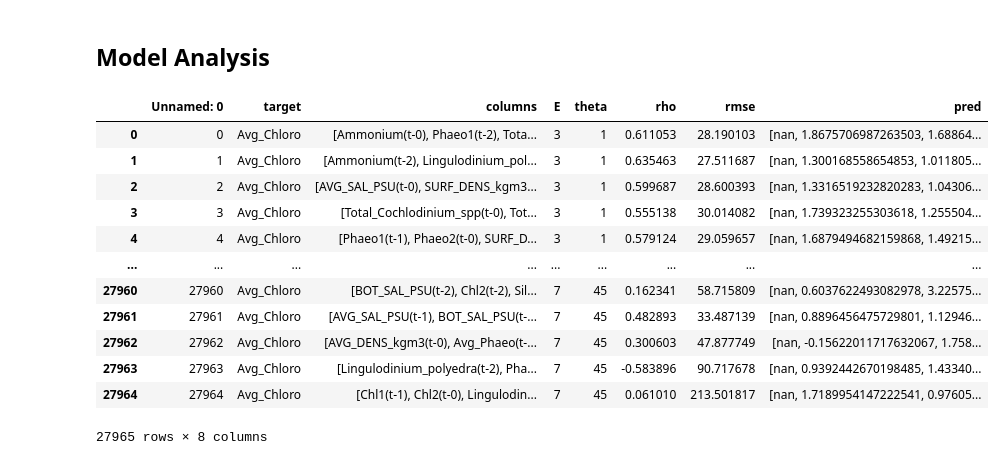
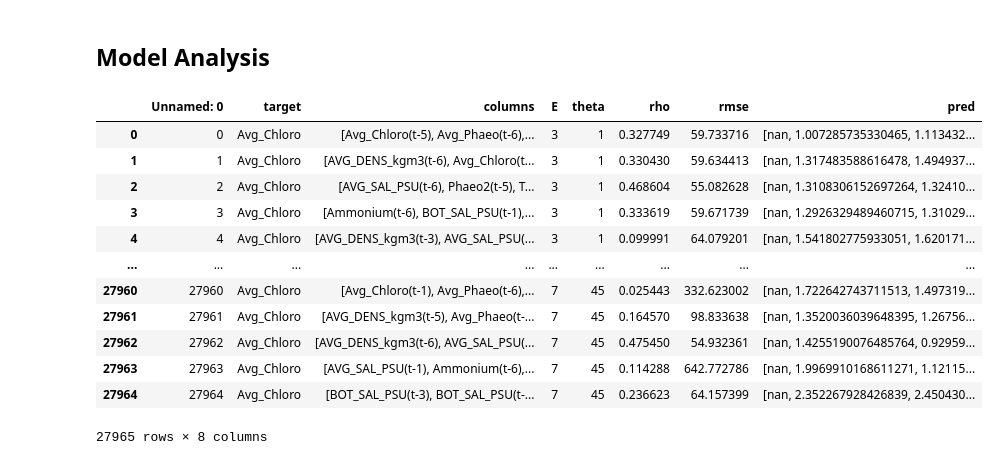
Before and after one commit to aparaselli/HAB-Prediction-Research, a Jupyter notebook: Code/model_analysis.ipynb, the cells around one changed output. Cells and saved outputs as stored; diff of their text form; code cells hidden in the pictures.

```diff
--- a/Code/model_analysis.ipynb
+++ b/Code/model_analysis.ipynb
@@ -37,8 +37,8 @@ warnings.filterwarnings("ignore",
     message="A worker stopped while some jobs were given to the executor.",
     module="joblib.externals.loky.process_executor")
 # %%
-data_path = "Data/d1carter_data_w_gaps.csv"
-model_path = "800_sample_bioluminescent_carter_models.csv"
+data_path = "Data/carter_data_w_gaps.csv"
+model_path = "800_sample_no_test_carter_models.csv"
 # %%
 def str_to_list(s):
     s = s.replace('nan', 'null')  # Replace 'nan' with 'null' for JSON compatibility
@@ -84,21 +84,21 @@ def clean_data(data_path):
 # %%
 
 data = clean_data(data_path)
 parameters = process_parameters(model_path)
-target = 'Lingulodinium_polyedra'
+target = 'Avg_Chloro'#'Lingulodinium_polyedra'
 parameters
 # %% [output]
 |  | Unnamed: 0 | target | columns | E | theta | rho | rmse | pred |
-| 0 | 0 | Avg_Chloro | [Ammonium(t-0), Phaeo1(t-2), Tota... | 3 | 1 | 0.611053 | 28.190103 | [nan, 1.8675706987263503, 1.68864... |
-| 1 | 1 | Avg_Chloro | [Ammonium(t-2), Lingulodinium_pol... | 3 | 1 | 0.635463 | 27.511687 | [nan, 1.300168558654853, 1.011805... |
-| 2 | 2 | Avg_Chloro | [AVG_SAL_PSU(t-0), SURF_DENS_kgm3... | 3 | 1 | 0.599687 | 28.600393 | [nan, 1.3316519232820283, 1.04306... |
-| 3 | 3 | Avg_Chloro | [Total_Cochlodinium_spp(t-0), Tot... | 3 | 1 | 0.555138 | 30.014082 | [nan, 1.739323255303618, 1.255504... |
-| 4 | 4 | Avg_Chloro | [Phaeo1(t-1), Phaeo2(t-0), SURF_D... | 3 | 1 | 0.579124 | 29.059657 | [nan, 1.6879494682159868, 1.49215... |
+| 0 | 0 | Avg_Chloro | [Avg_Chloro(t-5), Avg_Phaeo(t-6),... | 3 | 1 | 0.327749 | 59.733716 | [nan, 1.007285735330465, 1.113432... |
+| 1 | 1 | Avg_Chloro | [AVG_DENS_kgm3(t-6), Avg_Chloro(t... | 3 | 1 | 0.330430 | 59.634413 | [nan, 1.317483588616478, 1.494937... |
+| 2 | 2 | Avg_Chloro | [AVG_SAL_PSU(t-6), Phaeo2(t-5), T... | 3 | 1 | 0.468604 | 55.082628 | [nan, 1.3108306152697264, 1.32410... |
+| 3 | 3 | Avg_Chloro | [Ammonium(t-6), BOT_SAL_PSU(t-1),... | 3 | 1 | 0.333619 | 59.671739 | [nan, 1.2926329489460715, 1.31029... |
+| 4 | 4 | Avg_Chloro | [AVG_DENS_kgm3(t-3), AVG_SAL_PSU(... | 3 | 1 | 0.099991 | 64.079201 | [nan, 1.541802775933051, 1.620171... |
 | ... | ... | ... | ... | ... | ... | ... | ... | ... |
-| 27960 | 27960 | Avg_Chloro | [BOT_SAL_PSU(t-2), Chl2(t-2), Sil... | 7 | 45 | 0.162341 | 58.715809 | [nan, 0.6037622493082978, 3.22575... |
-| 27961 | 27961 | Avg_Chloro | [AVG_SAL_PSU(t-1), BOT_SAL_PSU(t-... | 7 | 45 | 0.482893 | 33.487139 | [nan, 0.8896456475729801, 1.12946... |
-| 27962 | 27962 | Avg_Chloro | [AVG_DENS_kgm3(t-0), Avg_Phaeo(t-... | 7 | 45 | 0.300603 | 47.877749 | [nan, -0.15622011717632067, 1.758... |
-| 27963 | 27963 | Avg_Chloro | [Lingulodinium_polyedra(t-2), Pha... | 7 | 45 | -0.583896 | 90.717678 | [nan, 0.9392442670198485, 1.43340... |
-| 27964 | 27964 | Avg_Chloro | [Chl1(t-1), Chl2(t-0), Lingulodin... | 7 | 45 | 0.061010 | 213.501817 | [nan, 1.7189954147222541, 0.97605... |
+| 27960 | 27960 | Avg_Chloro | [Avg_Chloro(t-1), Avg_Phaeo(t-6),... | 7 | 45 | 0.025443 | 332.623002 | [nan, 1.722642743711513, 1.497319... |
+| 27961 | 27961 | Avg_Chloro | [AVG_DENS_kgm3(t-5), Avg_Phaeo(t-... | 7 | 45 | 0.164570 | 98.833638 | [nan, 1.3520036039648395, 1.26756... |
+| 27962 | 27962 | Avg_Chloro | [AVG_DENS_kgm3(t-6), AVG_SAL_PSU(... | 7 | 45 | 0.475450 | 54.932361 | [nan, 1.4255190076485764, 0.92959... |
+| 27963 | 27963 | Avg_Chloro | [AVG_SAL_PSU(t-1), Ammonium(t-6),... | 7 | 45 | 0.114288 | 642.772786 | [nan, 1.9969910168611271, 1.12115... |
+| 27964 | 27964 | Avg_Chloro | [BOT_SAL_PSU(t-3), BOT_SAL_PSU(t-... | 7 | 45 | 0.236623 | 64.157399 | [nan, 2.352267928426839, 2.450430... |
 27965 rows × 8 columns
 # %%
```
Also changed, not shown: parts of 8 cells of this notebook, 14 other files.
